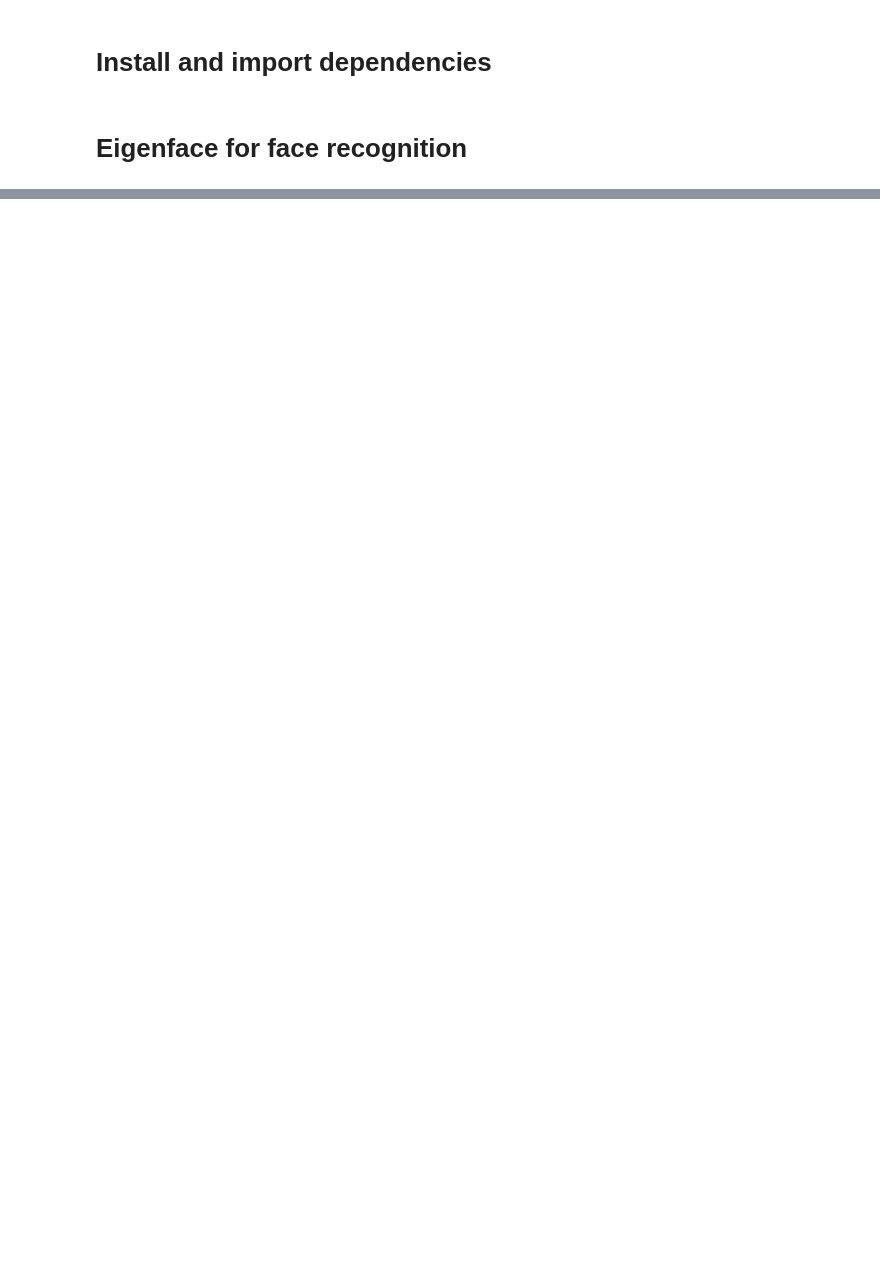
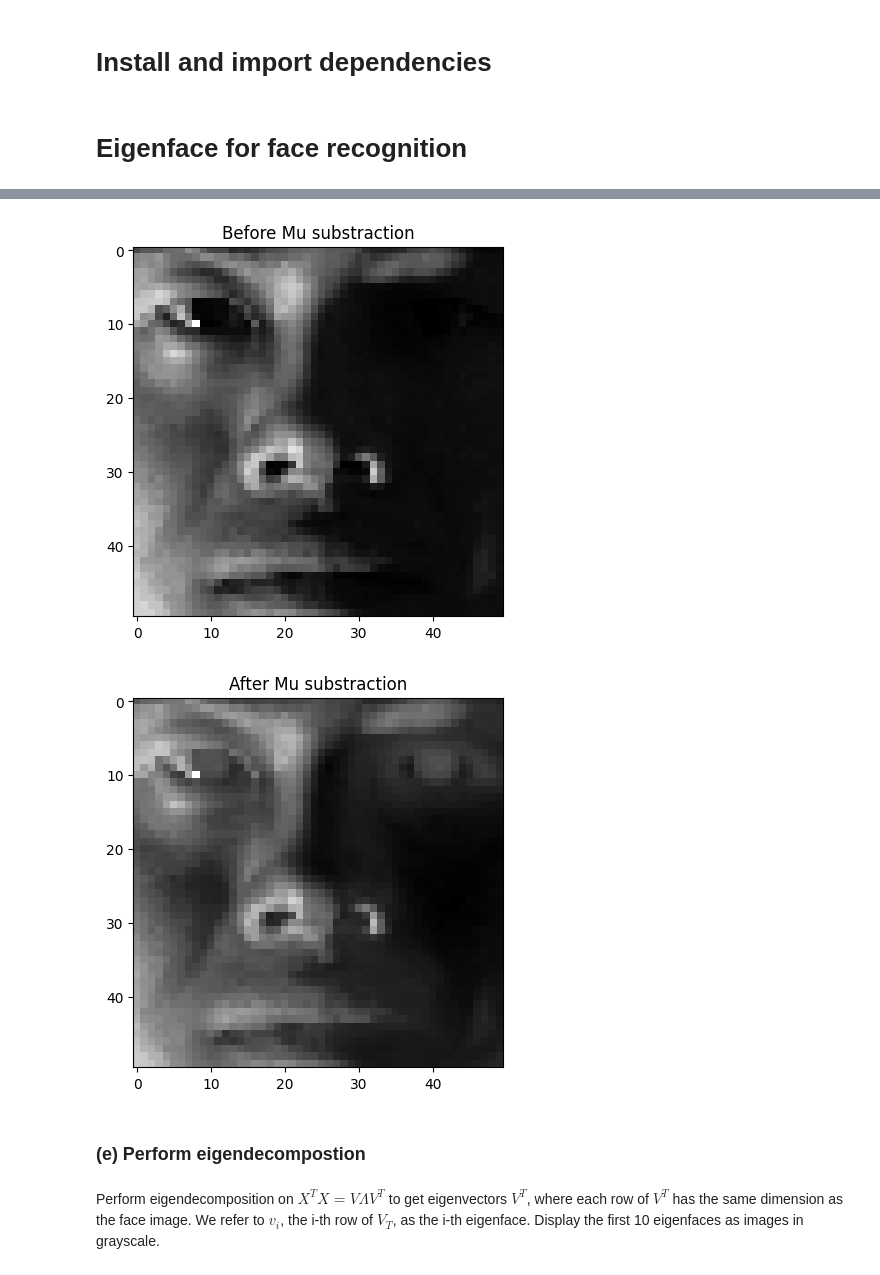
Before and after one commit to Iakovos0997/Eigenface-for-face-recognition, a Jupyter notebook: A3.ipynb, the cells around one changed output, grey strips where cells are left out. Cells and saved outputs as stored; diff of their text form; code cells hidden in the pictures; blank space fills up the shorter version.

```diff
--- a/A3.ipynb
+++ b/A3.ipynb
@@ -93,0 +131,19 @@ plt.show()
+# %%
+# Test dataset
+plt.imshow(test_data[10, :].reshape(50, 50), cmap=cm.Greys_r)
+plt.title("Before Mu substraction")
+plt.show()
+
+muless_test = test_data - mu
+
+# Test dataset
+plt.imshow(muless_test[10, :].reshape(50, 50), cmap=cm.Greys_r)
+plt.title("After Mu substraction")
+plt.show()
+# %% [output]
+[figure, added]
+[figure, added]
+# %% [markdown]
+### (e) Perform eigendecompostion
+# %% [markdown]
+Perform eigendecomposition on $X^TX= VΛV^T$ to get eigenvectors $V^T$, where each row of $V^T$ has the same dimension as the face image. We refer to $v_i$, the i-th row of $V_T$, as the i-th eigenface. Display the first 10 eigenfaces as images in grayscale.
```
Also changed, not shown: parts of 20 cells of this notebook.
